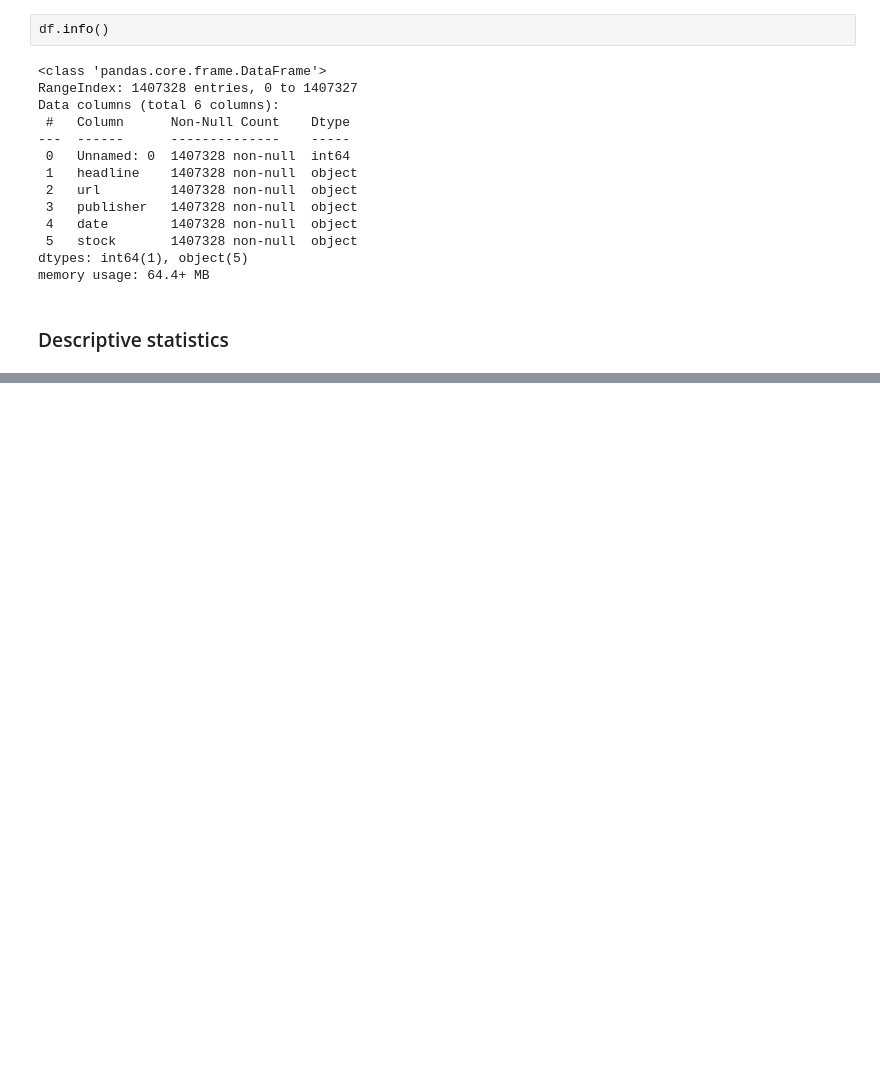
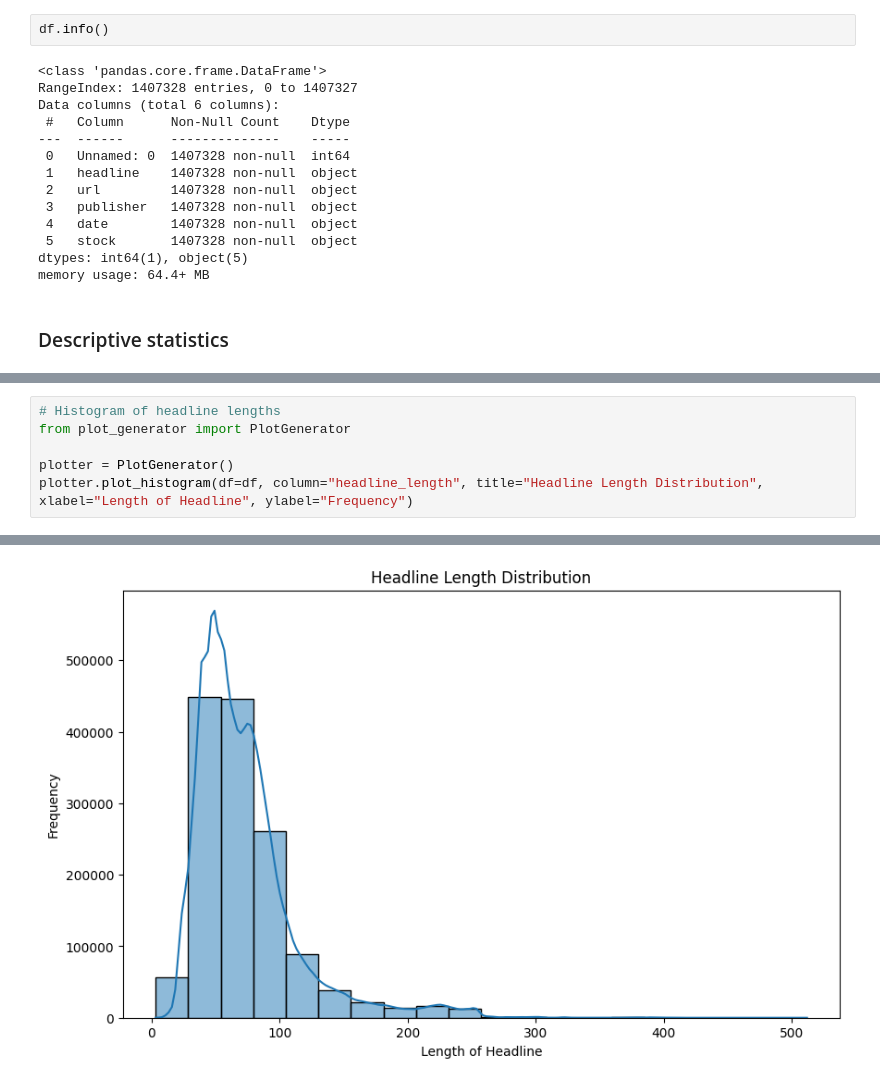
Before and after one commit to Ty-Miki/financial-news-sentiment, a Jupyter notebook: notebooks/EDA.ipynb, the cells around one changed output, grey strips where cells are left out. Saved outputs shown, nothing was run; the diff lists cells and outputs as text; blank space fills up the shorter version.

```diff
--- a/notebooks/EDA.ipynb
+++ b/notebooks/EDA.ipynb
@@ -55,3 +55,10 @@ stats
  'min': np.int64(3),
  'max': np.int64(512),
  'quantiles': {0.25: 47.0, 0.5: 64.0, 0.75: 87.0}}
+# %%
+# Histogram of headline lengths
+from plot_generator import PlotGenerator
+
+plotter = PlotGenerator()
+plotter.plot_histogram(df=df, column="headline_length", title="Headline Length Distribution", xlabel="Length of Headline", ylabel="Frequency")
+# %% [output]
@@ -57,0 +67 @@ stats
+[figure, added]
```
Also changed, not shown: parts of 4 cells of this notebook, 3 other files.
